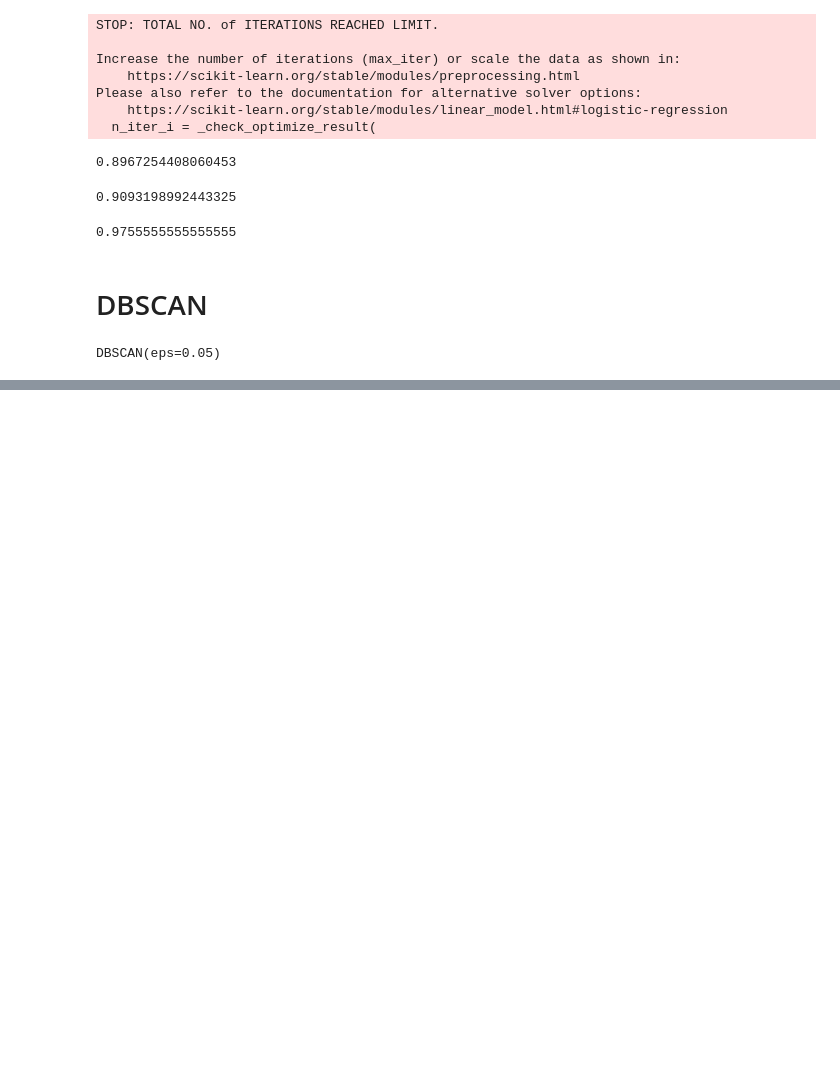
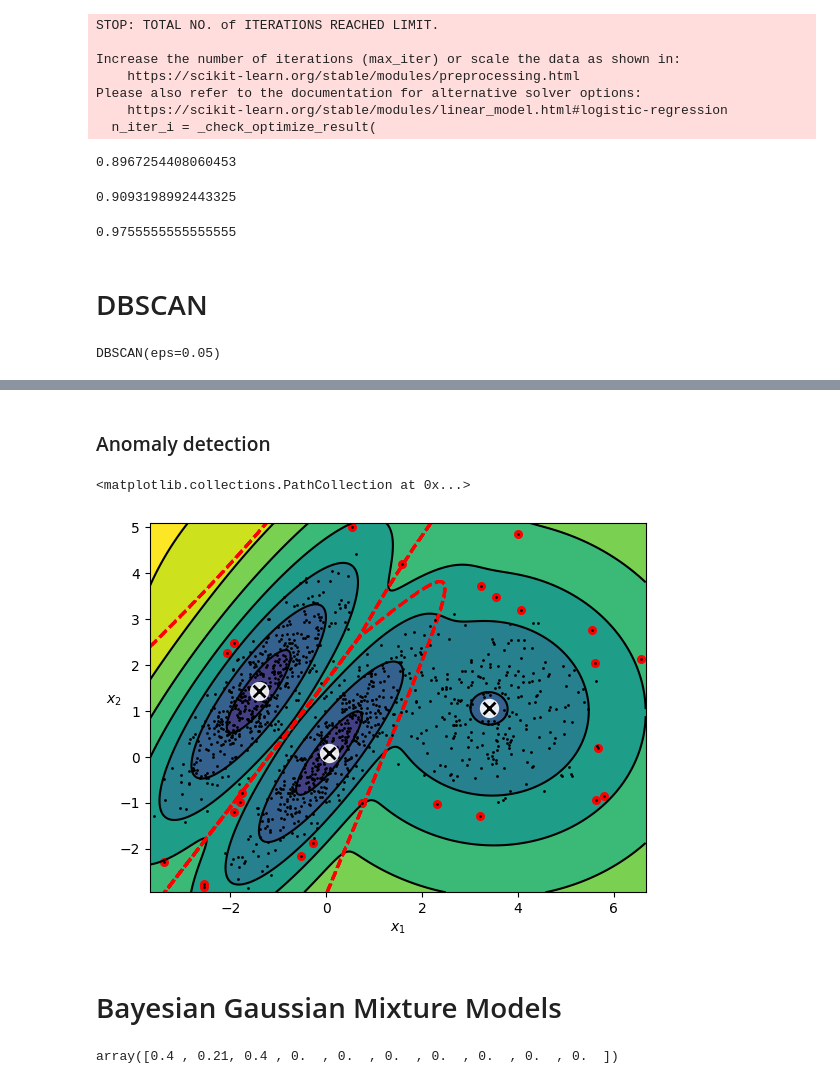
Before and after one commit to william-barros-costa/hands_on_machine_learning, a Jupyter notebook: 1_fundamentals_of_machine_learning/chapter9.ipynb, the cells around one changed output, grey strips where cells are left out. Saved outputs shown, nothing was run; the diff lists cells and outputs as text; code cells hidden in the pictures; blank space fills up the shorter version.

```diff
--- a/1_fundamentals_of_machine_learning/chapter9.ipynb
+++ b/1_fundamentals_of_machine_learning/chapter9.ipynb
@@ -430,0 +503,22 @@ plot_dbscan(dbscan2, X, size=600, show_ylabels=False)
+# %% [markdown]
+### Anomaly detection
+# %%
+densities = gm.score_samples(X)
+density_threshold = np.percentile(densities, 2)
+anomalies = X[densities < density_threshold]
+# %%
+plot_gaussian_mixture(gm, X)
+plt.scatter(anomalies[:, 0], anomalies[:, 1], marker='o', s=30, color='r')
+# %% [output]
+<matplotlib.collections.PathCollection at 0x...>
+[figure, added]
+# %% [markdown]
+# Bayesian Gaussian Mixture Models
+# %%
+from sklearn.mixture import BayesianGaussianMixture
+
+bgm = BayesianGaussianMixture(n_components=10, n_init=10, random_state=42)
+bgm.fit(X)
+bgm.weights_.round(2)
+# %% [output]
+array([0.4 , 0.21, 0.4 , 0.  , 0.  , 0.  , 0.  , 0.  , 0.  , 0.  ])
```
Also changed, not shown: parts of 14 cells of this notebook, 1 other file.
